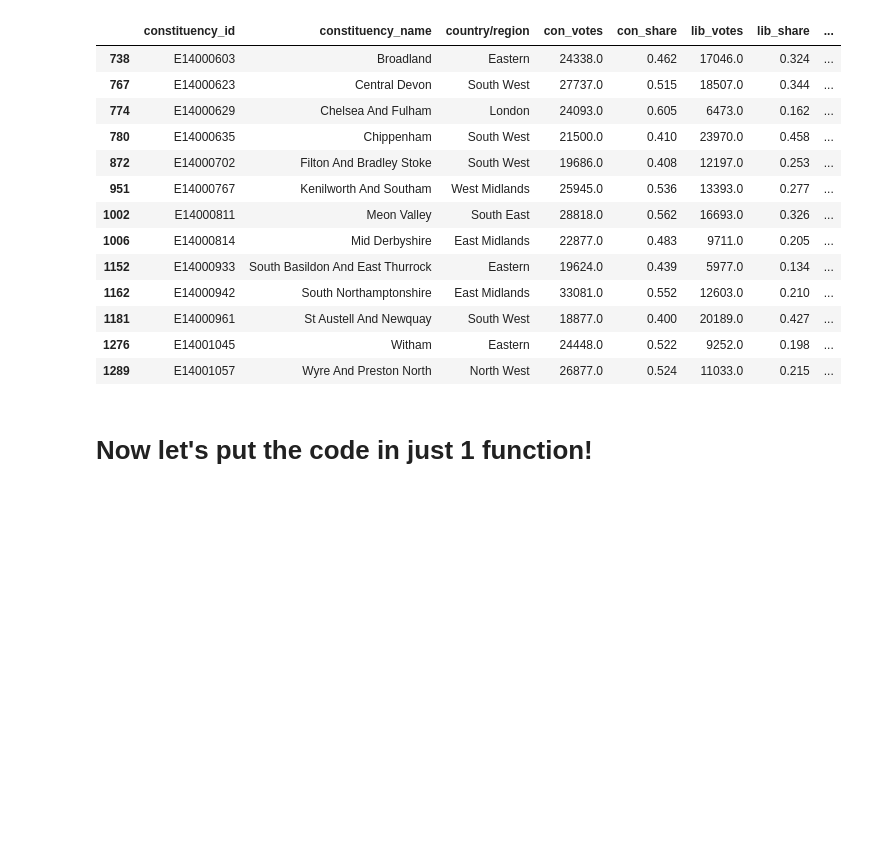
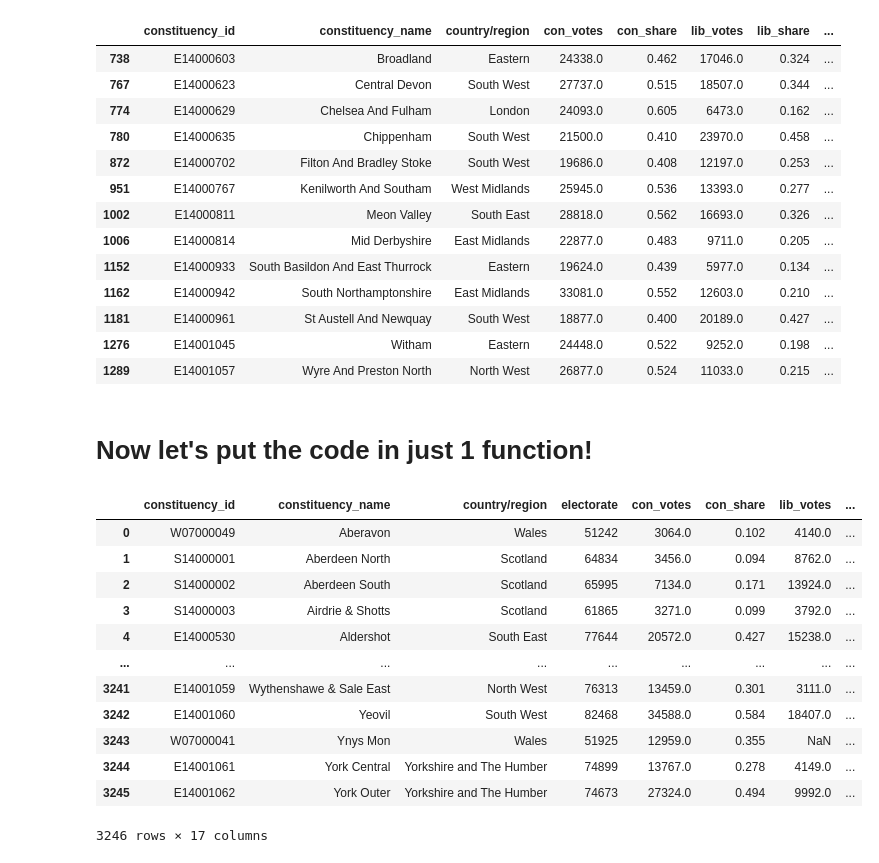
Before and after one commit to willgreen93/UK_election, a Jupyter notebook: notebooks/preprocessing/preprocess_election_results_csv.ipynb, the cells around one changed output. Saved outputs shown, nothing was run; the diff lists cells and outputs as text; code cells hidden in the pictures; blank space fills up the shorter version.

```diff
--- a/notebooks/preprocessing/preprocess_election_results_csv.ipynb
+++ b/notebooks/preprocessing/preprocess_election_results_csv.ipynb
@@ -113,4 +113,19 @@ input_df.dropna(inplace=True)
 # Now let's put the code in just 1 function!
 # %%
 input_df = pd.read_csv("/Users/andreabrumana/code/willgreen93/UK_election/raw_data/general_election_results.csv")
+input_df
+# %% [output]
+|  | constituency_id | constituency_name | country/region | electorate | con_votes | con_share | lib_votes | ... |
+| 0 | W07000049 | Aberavon | Wales | 51242 | 3064.0 | 0.102 | 4140.0 | ... |
+| 1 | S14000001 | Aberdeen North | Scotland | 64834 | 3456.0 | 0.094 | 8762.0 | ... |
+| 2 | S14000002 | Aberdeen South | Scotland | 65995 | 7134.0 | 0.171 | 13924.0 | ... |
+| 3 | S14000003 | Airdrie & Shotts | Scotland | 61865 | 3271.0 | 0.099 | 3792.0 | ... |
+| 4 | E14000530 | Aldershot | South East | 77644 | 20572.0 | 0.427 | 15238.0 | ... |
+| ... | ... | ... | ... | ... | ... | ... | ... | ... |
+| 3241 | E14001059 | Wythenshawe & Sale East | North West | 76313 | 13459.0 | 0.301 | 3111.0 | ... |
+| 3242 | E14001060 | Yeovil | South West | 82468 | 34588.0 | 0.584 | 18407.0 | ... |
+| 3243 | W07000041 | Ynys Mon | Wales | 51925 | 12959.0 | 0.355 | NaN | ... |
+| 3244 | E14001061 | York Central | Yorkshire and The Humber | 74899 | 13767.0 | 0.278 | 4149.0 | ... |
+| 3245 | E14001062 | York Outer | Yorkshire and The Humber | 74673 | 27324.0 | 0.494 | 9992.0 | ... |
+3246 rows × 17 columns
 # %%
```
Also changed, not shown: parts of 4 cells of this notebook, 6 other files.
